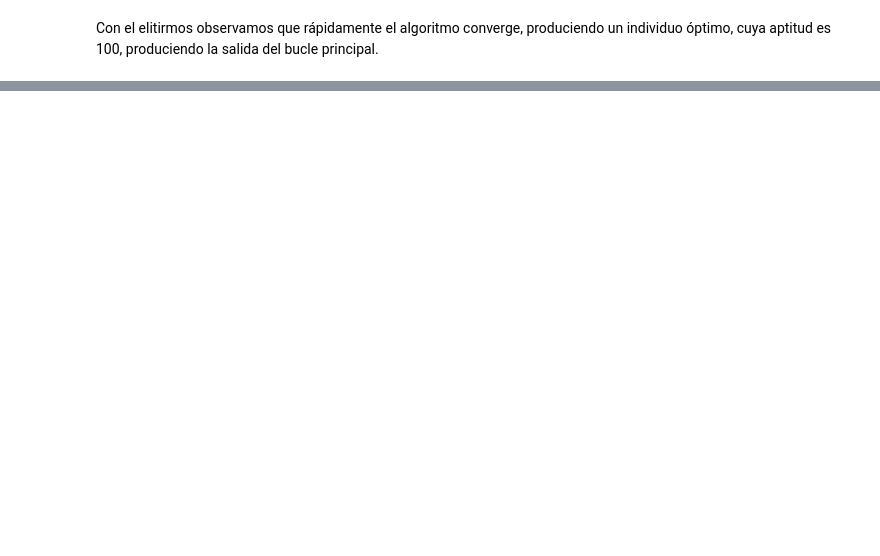
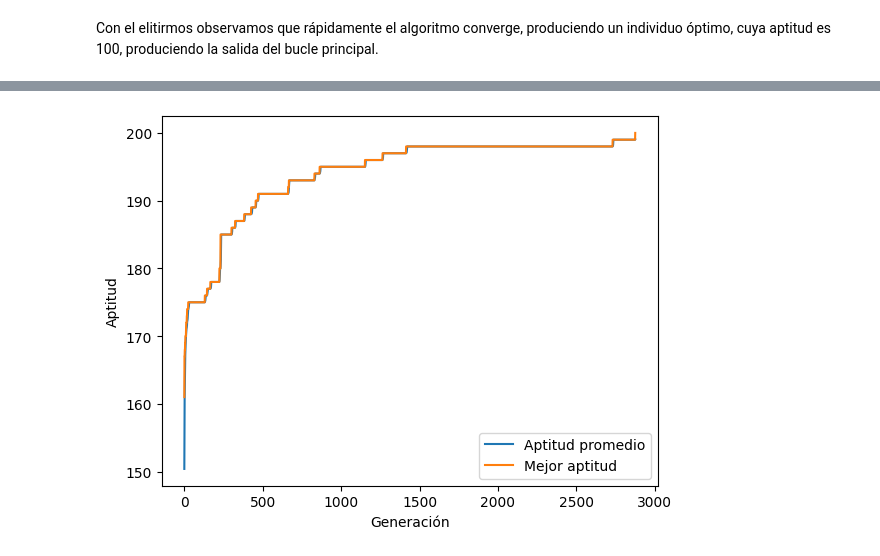
Before and after one commit to Apriea04/ComputacionNeuronalEvolutiva, a Jupyter notebook: Cadenas/Práctica.ipynb, the cells around one changed output, grey strips where cells are left out. Cells and saved outputs as stored; diff of their text form; code cells hidden in the pictures; blank space fills up the shorter version.

```diff
--- a/Cadenas/Práctica.ipynb
+++ b/Cadenas/Práctica.ipynb
@@ -265,0 +275,90 @@ Con el elitirmos observamos que rápidamente el algoritmo converge, produciendo
+# %%
+# Ejericio 1
+def aptitud_treses(individuo) -> float:
+    """Función de aptitud para el problema de los 20 treses."""
+    # Cuanto más treses tenga el vector, mayor será su aptitud.
+    # Devolvemos la suma de los siguiente:
+    # si es 0, 7
+    # si es 1, 8
+    # si es 2, 9
+    # si es 3, 10
+    # si es 4, 9
+    # si es 5, 8
+    # si es 6, 7
+    # si es 7, 6
+    # si es 8, 5
+    # si es 9, 4
+    return sum([7, 8, 9, 10, 9, 8, 7, 6, 5, 4][gen] for gen in individuo)
+
+
+def mutar_treses(individuo: np.ndarray, probabilidad: float, max_genes=1) -> None:
+    """Muta un individuo con una probabilidad dada."""
+    # Recorremos la población
+    for cromosoma in poblacion:
+        # Si sufre una mutación
+        if random.uniform(0, 1) <= probabilidad:
+            for _ in range(random.randint(1, max_genes)):
+                # Elegimos el índice del gen a mutar
+                indice_gen = random.randint(0, len(cromosoma) - 1)
+                cromosoma[indice_gen] = random.randint(0, 9)
+
+
+# Creamos la población entre L y 2L. Por ejemplo, 40 individuos de 20 genes cada uno. Estos genes serán 0-9.
+INDIVIDUOS = 20
+GENES = 20
+poblacion = np.random.choice(range(10), size=(INDIVIDUOS, GENES))
+
+aptitudes = [aptitud_treses(individuo) for individuo in poblacion]
+aptitud_promedio = []
+mejor_aptitud_actual = max(aptitudes)
+mejores_aptitudes = []
+
+max_iteraciones = 6000
+
+while mejor_aptitud_actual != 200 and len(mejores_aptitudes) < max_iteraciones:
+    nueva_generacion = []
+    while len(nueva_generacion) < INDIVIDUOS:
+        padres = seleccionar_ruleta(poblacion, 2, aptitud_treses)
+        hijos = crossover(padres, tipo=1)
+
+        for hijo in hijos:
+            nueva_generacion.append(hijo)
+
+    # Mutamos aleatoriamente
+    mutar_treses(nueva_generacion, 0.01)
+
+    # Aplicamos el elitismo
+    nueva_generacion = seleccion_elitista(
+        np.vstack([poblacion, nueva_generacion]), INDIVIDUOS, aptitud_treses
+    )
+
+    aptitudes = [aptitud_treses(individuo) for individuo in nueva_generacion]
+    mejor_aptitud_actual = np.max(aptitudes)
+    mejores_aptitudes.append(mejor_aptitud_actual)
+    aptitud_promedio.append(np.mean(aptitudes))
+    poblacion = nueva_generacion
+
+    if len(mejores_aptitudes) % 100 == 0:
+        print(
+            f"Generación {len(mejores_aptitudes)} Mejor aptitud {mejor_aptitud_actual}, aptitud promedio {aptitud_promedio[-1]}"
+        )
+
+print(mejores_aptitudes[-1])
+
+# Usar matplotlib para graficar la aptitud promedio y la mejor aptitud
+import matplotlib.pyplot as plt
+
+plt.plot(aptitud_promedio, label="Aptitud promedio")
+plt.plot(mejores_aptitudes, label="Mejor aptitud")
+plt.xlabel("Generación")
+plt.ylabel("Aptitud")
+plt.legend()
+plt.show()
+
+# imprimir el mejor individuo
+mejor_individuo = poblacion[
+    np.argmax([aptitud_treses(individuo) for individuo in poblacion])
+]
+print(mejor_individuo)
+print(aptitud_treses(mejor_individuo))
+# %% [output]
@@ -265,0 +382 @@ Con el elitirmos observamos que rápidamente el algoritmo converge, produciendo
+[figure, added]
```
Also changed, not shown: parts of 19 cells of this notebook.
